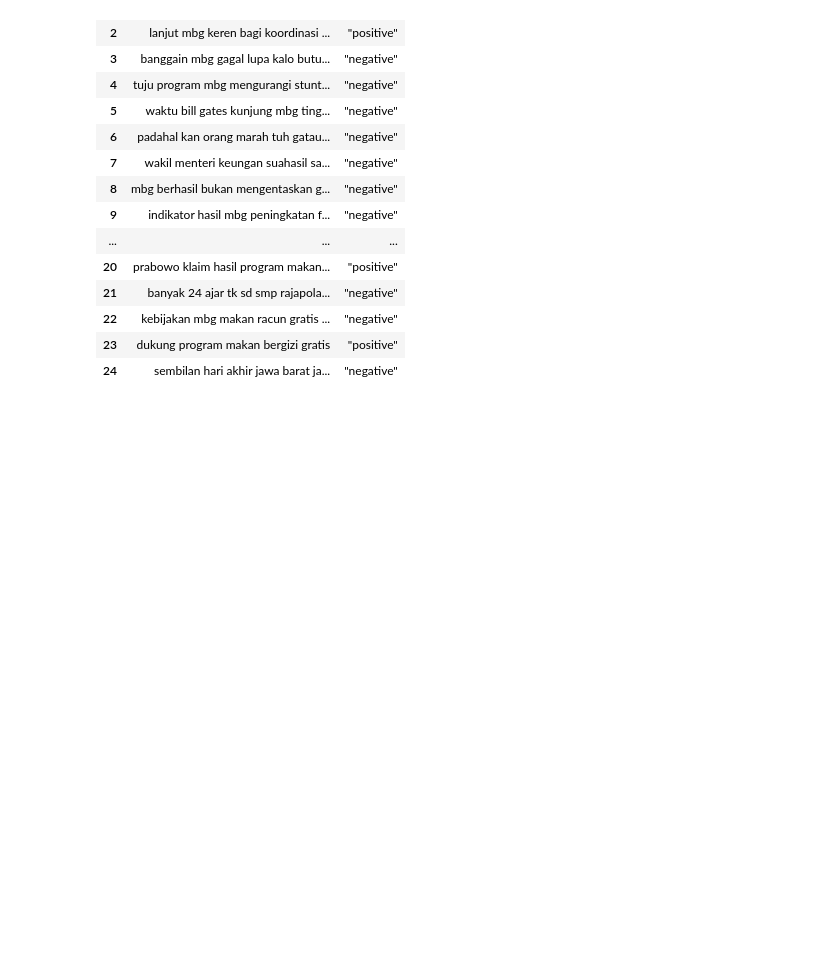
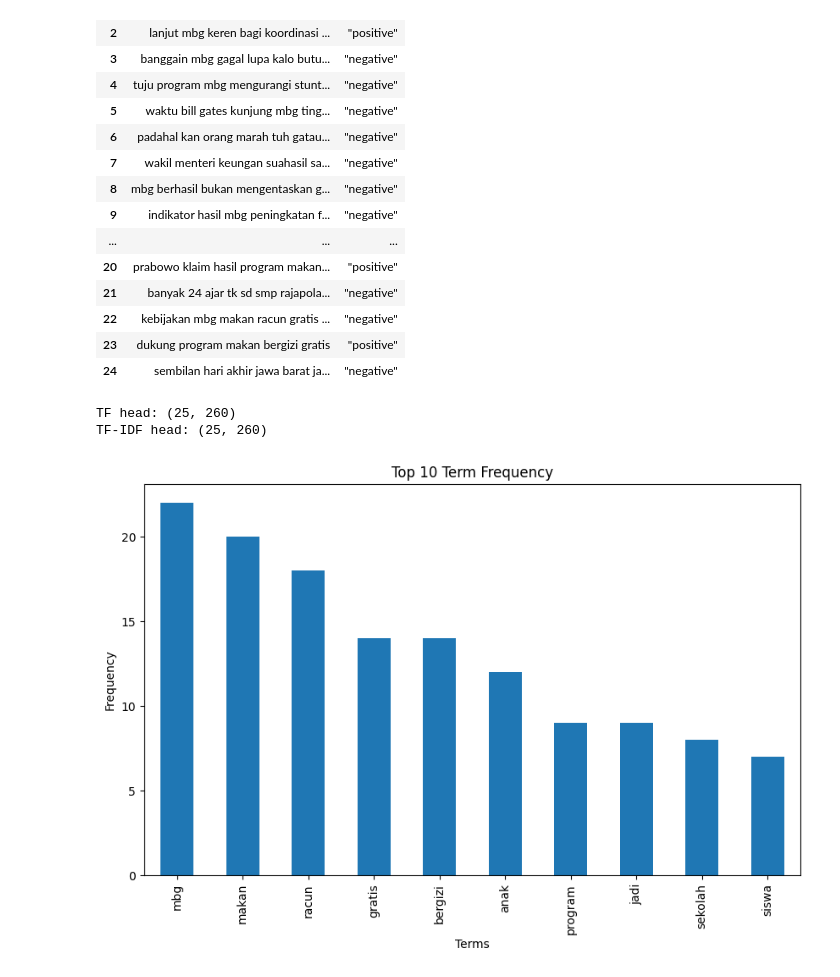
Before and after one commit to RyanMFDR/KNN_Sentiment-Analysis, a Jupyter notebook: notebook/analisis.ipynb, the cells around one changed output. Drawn from its saved outputs; the diff is of its cells as text; code cells hidden in the pictures; blank space fills up the shorter version.

```diff
--- a/notebook/analisis.ipynb
+++ b/notebook/analisis.ipynb
@@ -53,3 +53,36 @@ display(data_cleaned)
 | 22 | kebijakan mbg makan racun gratis ... | "negative" |
 | 23 | dukung program makan bergizi gratis | "positive" |
 | 24 | sembilan hari akhir jawa barat ja... | "negative" |
+# %%
+from sklearn.feature_extraction.text import CountVectorizer, TfidfVectorizer
+# 1. TF
+vectorizer_tf = CountVectorizer()
+X_tf = vectorizer_tf.fit_transform(data_cleaned['text'])
+tf_df = pd.DataFrame(X_tf.toarray(), columns=vectorizer_tf.get_feature_names_out())
+
+# 2. TF-IDF
+vectorizer_tfidf = TfidfVectorizer()
+X_tfidf = vectorizer_tfidf.fit_transform(data_cleaned['text'])
+tfidf_df = pd.DataFrame(X_tfidf.toarray(), columns=vectorizer_tfidf.get_feature_names_out())
+# %%
+print("TF head:", tf_df.shape)
+print("TF-IDF head:", tfidf_df.shape)
+# %% [output]
+TF head: (25, 260)
+TF-IDF head: (25, 260)
+# %%
+import matplotlib.pyplot as plt
+
+term_freq = tf_df.sum(axis=0)
+
+top_terms = term_freq.sort_values(ascending=False).head(10)
+
+#Barplot
+plt.figure(figsize=(10,6))
+top_terms.plot(kind='bar')
+plt.title('Top 10 Term Frequency')
+plt.ylabel('Frequency')
+plt.xlabel('Terms')
+plt.show()
+# %% [output]
+[figure, added]
```
Also changed, not shown: parts of 3 cells of this notebook.
